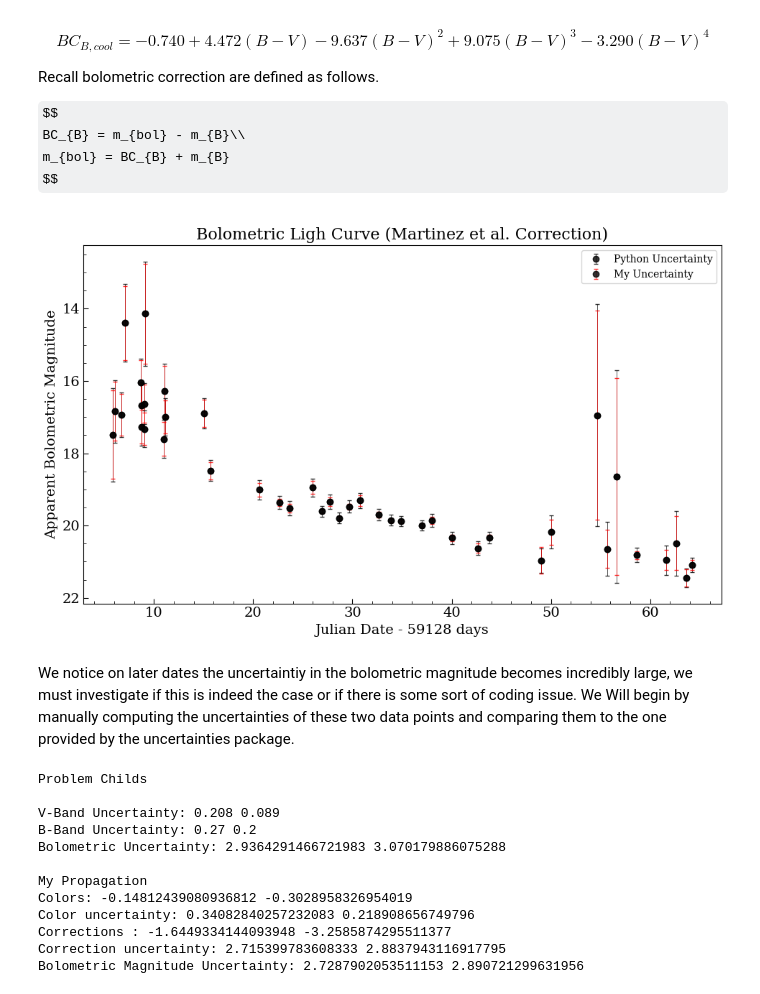
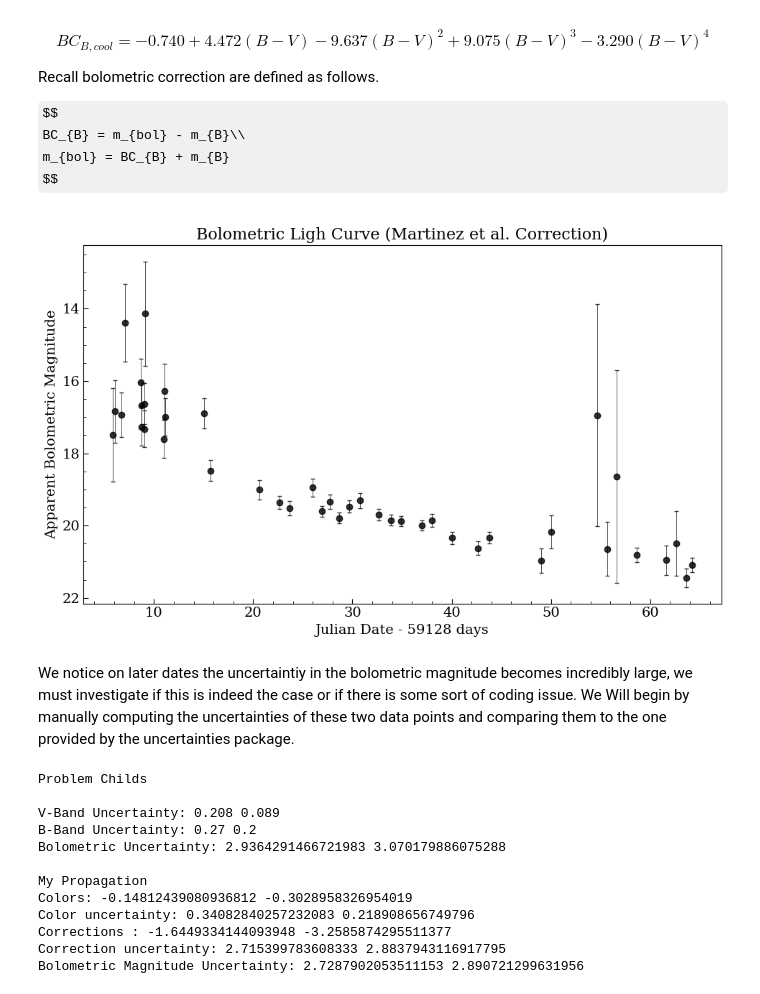
Before and after one commit to 159Patrick159/ZN-7090, a Jupyter notebook: Scripts/Generating Bolometric Light Curves.ipynb, the cells around one changed output. Cells and saved outputs as stored; diff of their text form; code cells hidden in the pictures; some formulas as TeX source.

```diff
--- a/Scripts/Generating Bolometric Light Curves.ipynb
+++ b/Scripts/Generating Bolometric Light Curves.ipynb
@@ -263,21 +265,20 @@ my_mbol_err = Uncertainties_BV_Martinez(B_mags_R,V_mags_C,B_mags_err_R,V_mags_er
 # %%
 # Plot the bolometric light curve
 fig, (a0) = plt.subplots(figsize=(gr*scale,scale),ncols=1)
 a0.set_title("Bolometric Ligh Curve (Martinez et al. Correction)",fontsize=16)
-a0.errorbar(B_dates_R,mbol,yerr=mbol_err,fmt="ko",ecolor='k',capsize=2,elinewidth=0.6,alpha=0.8,label="Python Uncertainty")
-a0.errorbar(B_dates_R,mbol,yerr=my_mbol_err,fmt="ko",ecolor='r',capsize=2,elinewidth=0.6,alpha=0.8,label="My Uncertainty")
+a0.errorbar(B_dates_R,mbol,yerr=mbol_err,fmt="ko",ecolor='k',capsize=2,elinewidth=0.6,alpha=0.8)
+#a0.errorbar(B_dates_R,mbol,yerr=my_mbol_err,fmt="ko",ecolor='r',capsize=2,elinewidth=0.6,alpha=0.8,label="My Uncertainty")
 a0.invert_yaxis()
-a0.legend()
 a0.set_xlabel(f"Julian Date - {int(dates[0])} days",fontsize=14)
 a0.set_ylabel("Apparent Bolometric Magnitude",fontsize=14)
 a0.tick_params(axis='both', labelsize=14)
 a0.yaxis.set_minor_locator(MultipleLocator(.5))
 a0.xaxis.set_minor_locator(MultipleLocator(2))
 plt.tight_layout()
 # %% [output]
-[figure, old version]
+[figure, new version]
-# %% [markdown]
-We notice on later dates the uncertaintiy in the bolometric magnitude becomes incredibly large, we must investigate if this is indeed the case or if there is some sort of coding issue. We Will begin by manually computing the uncertainties of these two data points and comparing them to the one provided by the uncertainties package.
+# %% [markdown]
+We notice on later dates the uncertaintiy in the bolometric magnitude becomes incredibly large, we must investigate if this is indeed the case or if there is some sort of coding issue. We Will begin by manually computing the uncertainties of these two data points and comparing them to the one provided by the uncertainties package.
 # %%
 print("Problem Childs")
 print()
```
Also changed, not shown: parts of 21 cells of this notebook.
